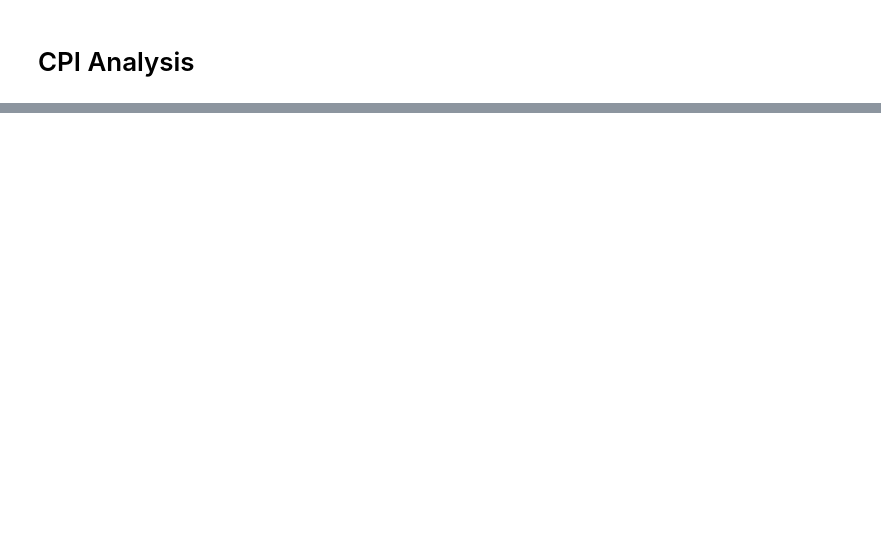
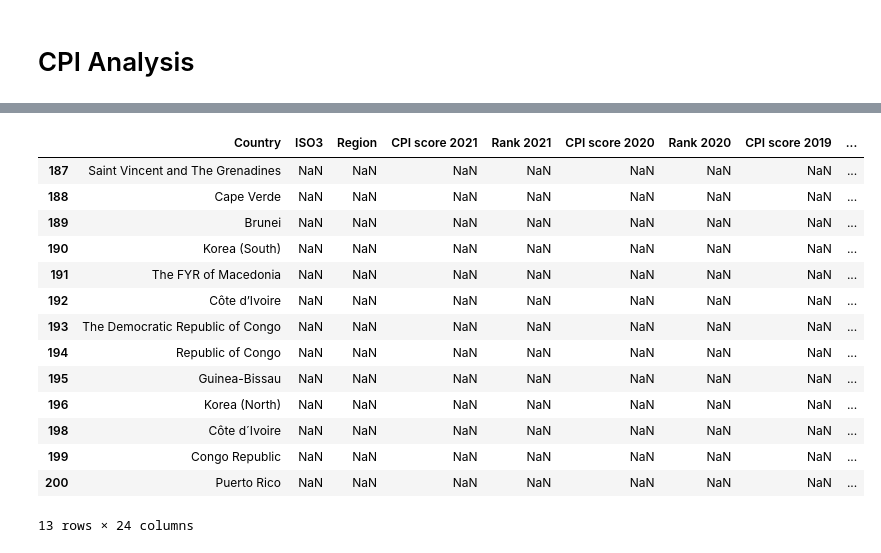
Before and after one commit to wanzulfikri/cpi_analysis, a Jupyter notebook: CPI 2012-2021.ipynb, the cells around one changed output, grey strips where cells are left out. Saved outputs shown, nothing was run; the diff lists cells and outputs as text; code cells hidden in the pictures; blank space fills up the shorter version.

```diff
--- a/CPI 2012-2021.ipynb
+++ b/CPI 2012-2021.ipynb
@@ -169,0 +244,6 @@ memory usage: 40.1+ KB
+# %%
+# row with index 186 has NaN for all its columns
+# it probably came from an empty row in one of the original datasets
+# we can safely drop it
+CPI.drop(186, axis=0, inplace=True)
+CPI.info()
@@ -169,0 +268,9 @@ memory usage: 40.1+ KB
+# %%
+# while looking for the null country, we also discovered a country named GLOBAL AVARAGE below the previous row with index 186
+# there's barely any data in the GLOBAL AVARAGE and we don't need any of them
+# we decided to drop it
+CPI.drop(187, axis=0, inplace=True)
+CPI.iloc[[187]]
+
+# dropping the columns didn't reset index; let's do that
+CPI.reset_index(drop=True, inplace=True)
@@ -169,0 +291,18 @@ memory usage: 40.1+ KB
+# %%
+# we'll stick with the row that has the most recent data ,i.e. row 27 with the name United States of America,
+# and fill the missing values using data from the older rows
+
+CPI.loc[27, ["CPI score 2016", "Rank 2016"]] = CPI.loc[186, ["CPI score 2016", "Rank 2016"]]
+CPI.loc[27, ["CPI score 2015", "Rank 2015",
+             "CPI score 2014", "Rank 2014",
+             "CPI score 2013", "Rank 2013",
+             "CPI score 2012", "Rank 2012"]] = CPI.loc[197, ["CPI score 2015", "Rank 2015",
+                                                             "CPI score 2014", "Rank 2014",
+                                                             "CPI score 2013", "Rank 2013",
+                                                             "CPI score 2012", "Rank 2012"]]
+
+
+# we'll also drop the two rows and reset the index afterwards
+CPI.drop([186, 197], axis=0, inplace=True)
+
+CPI.iloc[[27]]
@@ -169,0 +337,21 @@ memory usage: 40.1+ KB
+# %%
+# ISO3 has a some null values as well
+# we'll also be looking for duplicates once the null values are handled
+
+CPI[CPI["ISO3"].isnull()]
+# %% [output]
+|  | Country | ISO3 | Region | CPI score 2021 | Rank 2021 | CPI score 2020 | Rank 2020 | CPI score 2019 | ... |
+| 187 | Saint Vincent and The Grenadines | NaN | NaN | NaN | NaN | NaN | NaN | NaN | ... |
+| 188 | Cape Verde | NaN | NaN | NaN | NaN | NaN | NaN | NaN | ... |
+| 189 | Brunei | NaN | NaN | NaN | NaN | NaN | NaN | NaN | ... |
+| 190 | Korea (South) | NaN | NaN | NaN | NaN | NaN | NaN | NaN | ... |
+| 191 | The FYR of Macedonia | NaN | NaN | NaN | NaN | NaN | NaN | NaN | ... |
+| 192 | Côte d’Ivoire | NaN | NaN | NaN | NaN | NaN | NaN | NaN | ... |
+| 193 | The Democratic Republic of Congo | NaN | NaN | NaN | NaN | NaN | NaN | NaN | ... |
+| 194 | Republic of Congo | NaN | NaN | NaN | NaN | NaN | NaN | NaN | ... |
+| 195 | Guinea-Bissau | NaN | NaN | NaN | NaN | NaN | NaN | NaN | ... |
+| 196 | Korea (North) | NaN | NaN | NaN | NaN | NaN | NaN | NaN | ... |
+| 198 | Côte d´Ivoire | NaN | NaN | NaN | NaN | NaN | NaN | NaN | ... |
+| 199 | Congo Republic | NaN | NaN | NaN | NaN | NaN | NaN | NaN | ... |
+| 200 | Puerto Rico | NaN | NaN | NaN | NaN | NaN | NaN | NaN | ... |
+13 rows × 24 columns
```
Also changed, not shown: parts of 18 cells of this notebook.
